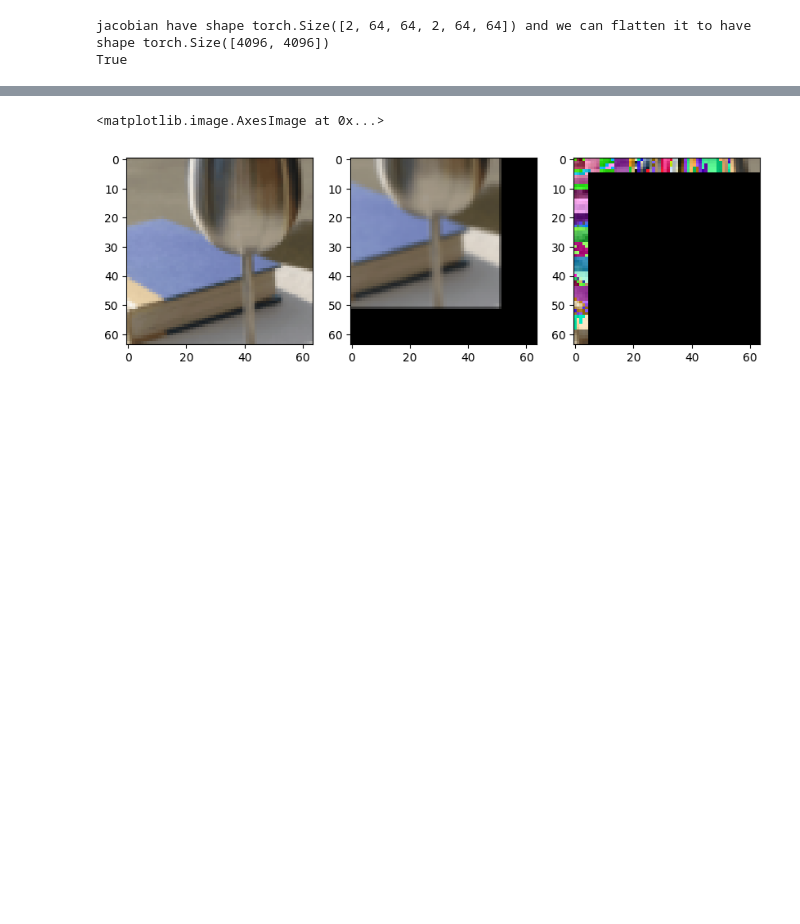
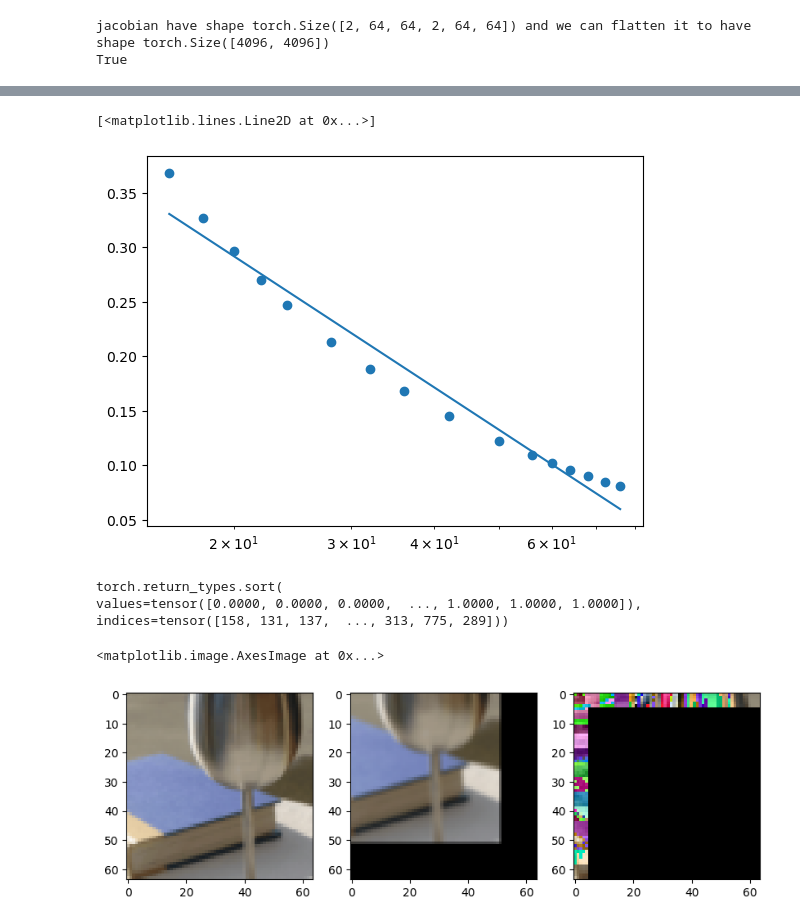
Before and after one commit to Alex-Xiaole-Jiang/vision-diffeo-equivariance, a Jupyter notebook: linear_g.ipynb, the cells around one changed output, grey strips where cells are left out. Drawn from its saved outputs; the diff is of its cells as text; code cells hidden in the pictures; blank space fills up the shorter version.

```diff
--- a/linear_g.ipynb
+++ b/linear_g.ipynb
@@ -80,9 +81,9 @@ axes[1].matshow(diffeo_fn(tensor)[0,0])
 # %%
 image = torch.Tensor(torch.stack(t.meshgrid(torch.arange(resolution), torch.arange(resolution), indexing = 'ij')).unsqueeze(0)).float()+10
-image = image.requires_grad_(True)
+# image = image.requires_grad_(True)
 # distorted = diffeo_fn(image)
-distorted = translate_images(image, tx = 25, ty = 25)
-jacobian = torch.autograd.functional.jacobian(translate_images, image).squeeze()
+# distorted = translate_images(image, tx = 25, ty = 25)
+jacobian = torch.autograd.functional.jacobian(diffeo_fn, image).squeeze()
 # %%
 jacobian_small = jacobian[0,:,:,0,:,:].reshape(resolution*resolution, resolution*resolution)
 print(f'jacobian have shape {jacobian.shape} and we can flatten it to have shape {jacobian_small.shape}')
@@ -93,3 +98,27 @@ True
+# %%
+res_list = [16, 18, 20, 22, 24, 28, 32, 36, 42, 50, 56, 60, 64, 68, 72, 76]
+y = []
+for resolution in res_list:
+    diffeo = create_grid_sample(resolution, resolution, A_list, B_list)
+    diffeo_fn = lambda x: torch.nn.functional.grid_sample(x, diffeo,
+                                                      align_corners=True,
+                                                      mode = 'bilinear',
+                                                      padding_mode= 'zeros')
+    image = torch.Tensor(torch.stack(t.meshgrid(torch.arange(resolution), torch.arange(resolution), indexing = 'ij')).unsqueeze(0)).float()
+    jacobian = torch.autograd.functional.jacobian(diffeo_fn, image).squeeze()
+    jacobian_small = jacobian[0,:,:,0,:,:].reshape(resolution*resolution, resolution*resolution)
+    y.append(torch.trace(jacobian_small)/resolution**2)
+# %%
+import numpy as np
+coefficients = np.polyfit(np.log(np.asarray(res_list)), np.asarray(y), 1)
+polynomial = np.poly1d(coefficients)
+
+plt.scatter(res_list, y)
+plt.xscale('log')
+plt.plot(res_list, polynomial(np.log(np.asarray(res_list))))
+# %% [output]
+[<matplotlib.lines.Line2D at 0x...>]
+[figure, added]
 # %%
 def get_zero_eigenvector(m, threshold=1e-7):
     # Get eigenvalues and eigenvectors
@@ -104,6 +133,12 @@ def get_zero_eigenvector(m, threshold=1e-7):
     return eigenvalues, eigenvectors, zero_eigenvector
 
 eigenval, eigenvec, zero_egvec = get_zero_eigenvector(jacobian_small)
+# %%
+eigenval.abs().sort()
+# %% [output]
+torch.return_types.sort(
+values=tensor([0.0000, 0.0000, 0.0000,  ..., 1.0000, 1.0000, 1.0000]),
+indices=tensor([158, 131, 137,  ..., 313, 775, 289]))
 # %%
 def get_projection_matrix(V):
     # Normalize columns (eigenvectors)
```
Also changed, not shown: parts of 3 cells of this notebook.
